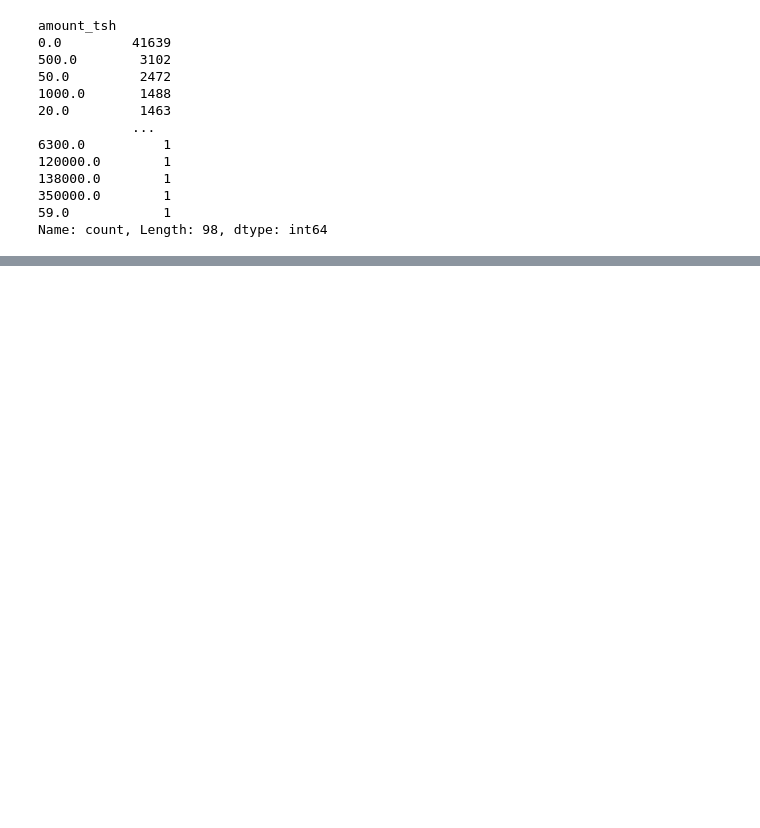
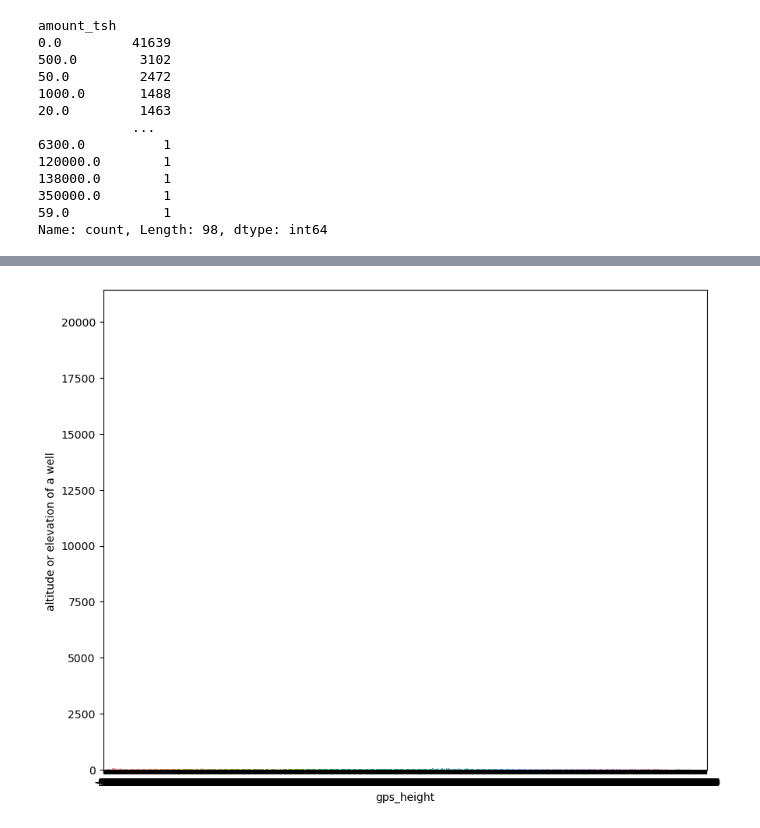
Before and after one commit to dev-ezzy/Classification-model, a Jupyter notebook: index.ipynb, the cells around one changed output, grey strips where cells are left out. Saved outputs shown, nothing was run; the diff lists cells and outputs as text; code cells hidden in the pictures; blank space fills up the shorter version.

```diff
--- a/index.ipynb
+++ b/index.ipynb
@@ -198,0 +233,7 @@ Name: count, Length: 98, dtype: int64
+# %%
+fig, ax = plt.subplots(figsize = (10, 8))
+sns.countplot(x = "gps_height", data= water_data)
+plt.ylabel("altitude or elevation of a well ")
+plt.show();
+# %% [output]
+[figure, added]
```
Also changed, not shown: parts of 8 cells of this notebook, 1 other file.
